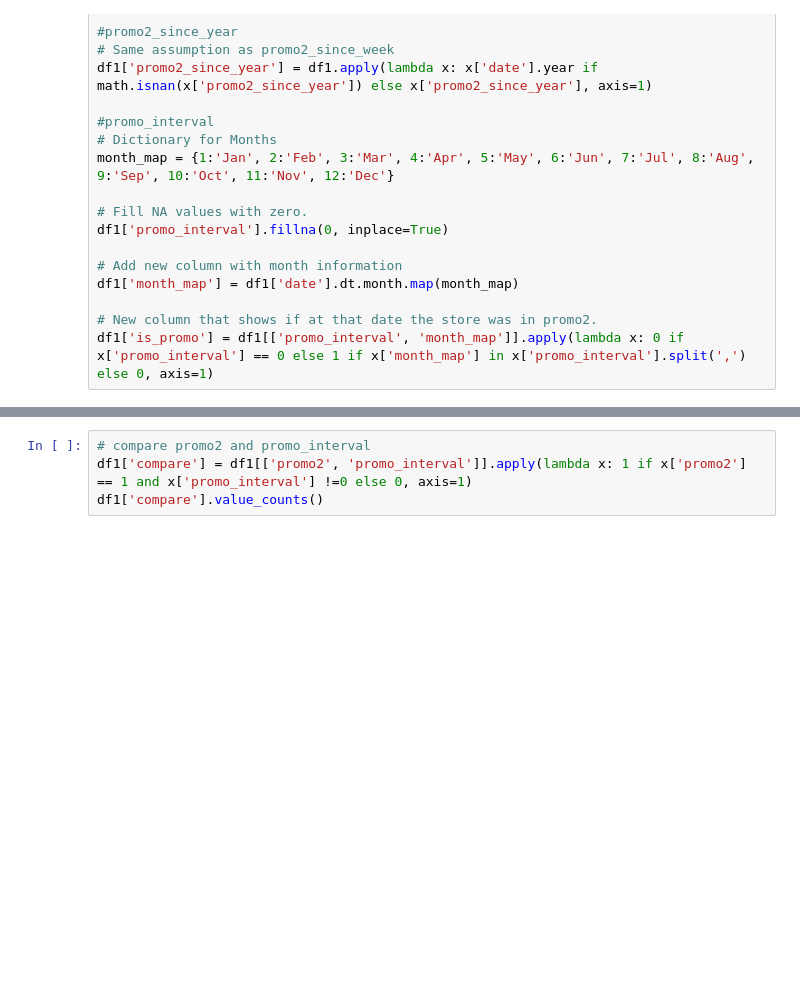
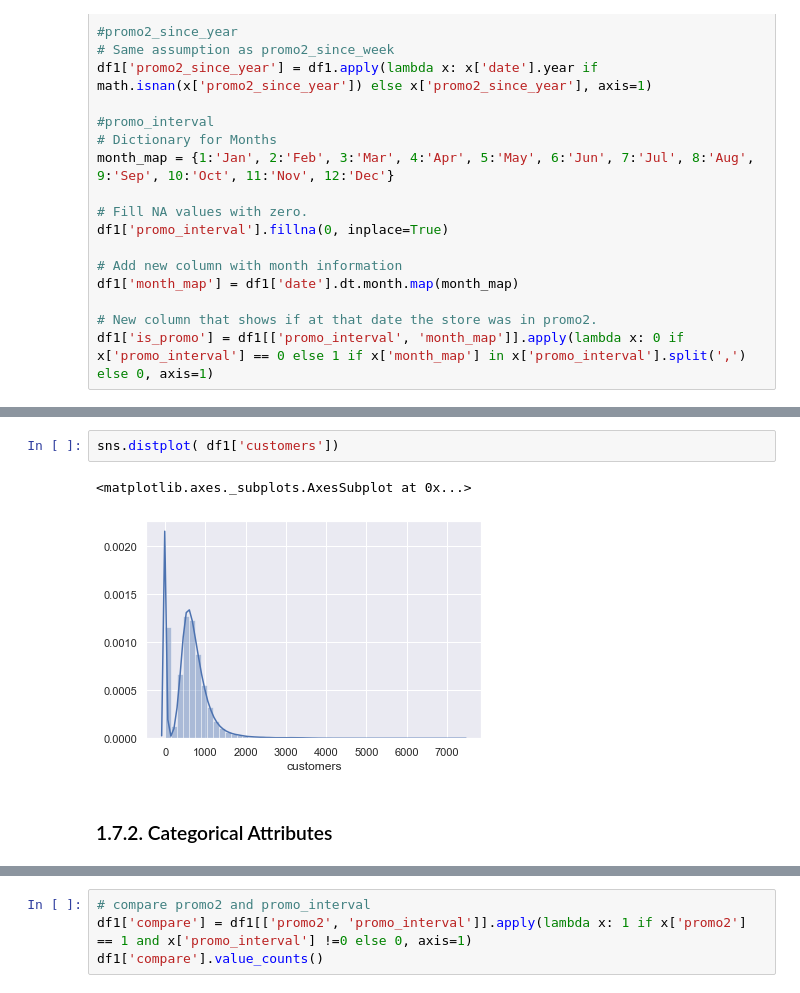
Before and after one commit to bruno-san/DataScience-Em-Producao, a Jupyter notebook: m04_v01_store_sales_prediction.ipynb, the cells around one changed output, grey strips where cells are left out. Saved outputs shown, nothing was run; the diff lists cells and outputs as text; blank space fills up the shorter version.

```diff
--- a/m04_v01_store_sales_prediction.ipynb
+++ b/m04_v01_store_sales_prediction.ipynb
@@ -226,0 +361,7 @@ df1['is_promo'] = df1[['promo_interval', 'month_map']].apply(lambda x: 0 if x['p
+# %%
+sns.distplot( df1['customers'])
+# %% [output]
+<matplotlib.axes._subplots.AxesSubplot at 0x...>
+[figure, added]
+# %% [markdown]
+### 1.7.2. Categorical Attributes
```
Also changed, not shown: parts of 37 cells of this notebook.
